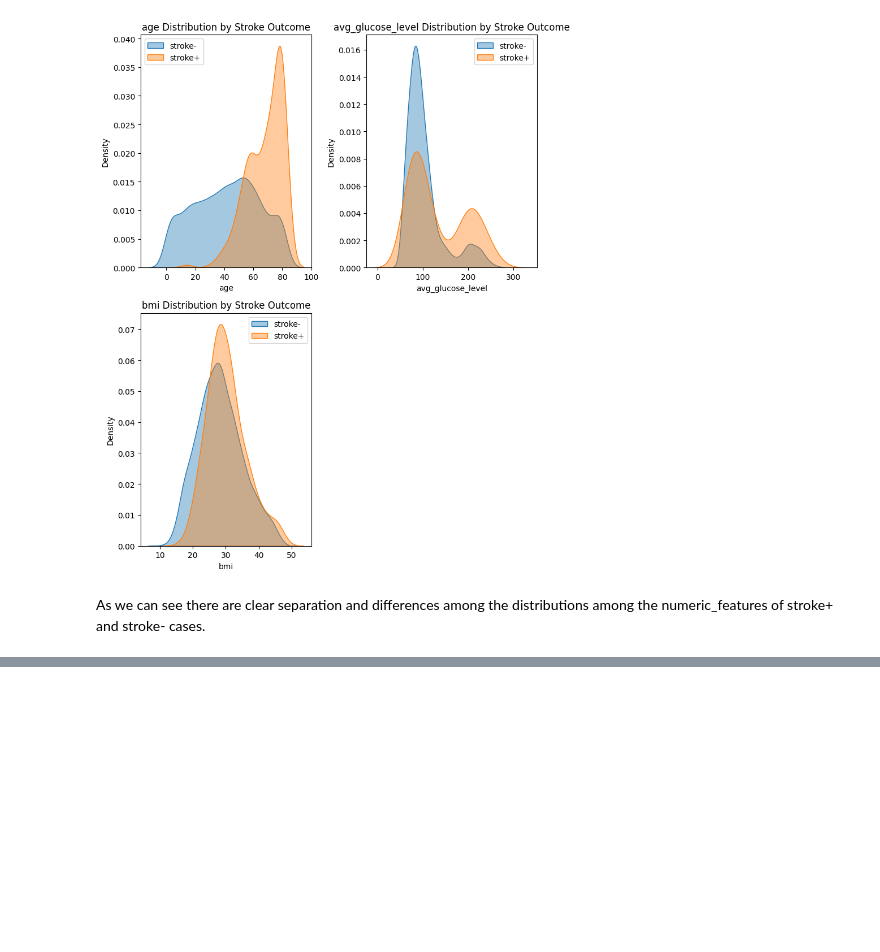
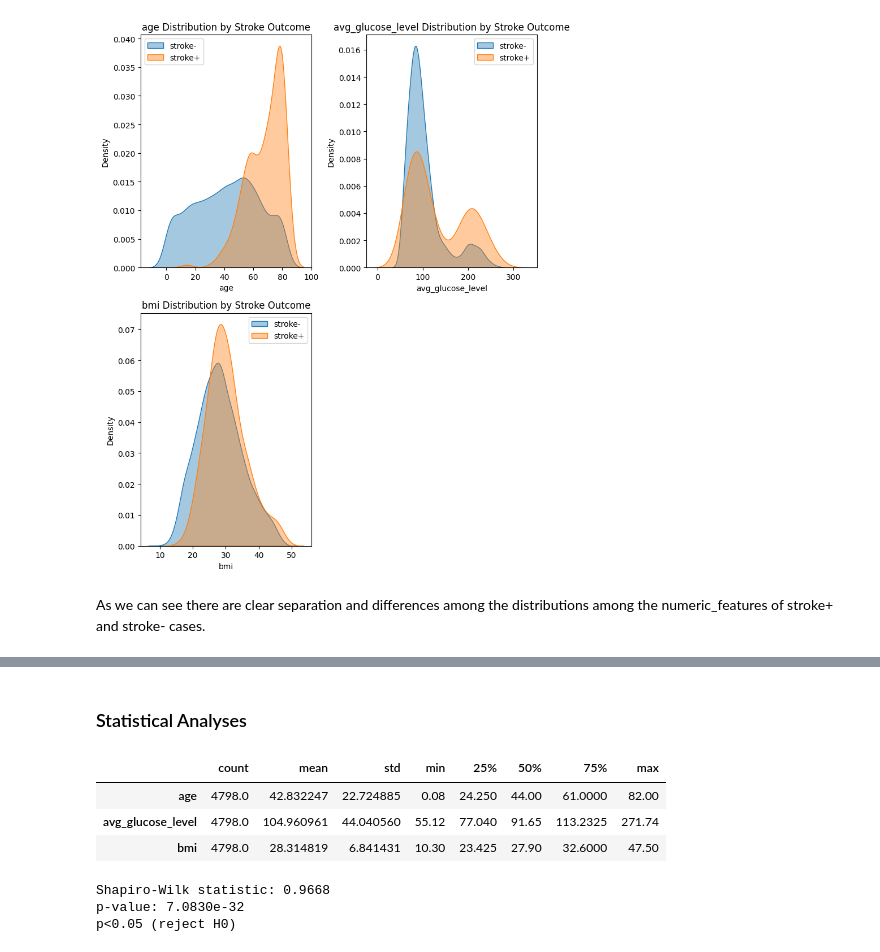
Before and after one commit to mtfattahpour/stroke-prediction, a Jupyter notebook: notebooks/data_exploration.ipynb, the cells around one changed output, grey strips where cells are left out. Saved outputs shown, nothing was run; the diff lists cells and outputs as text; code cells hidden in the pictures; blank space fills up the shorter version.

```diff
--- a/notebooks/data_exploration.ipynb
+++ b/notebooks/data_exploration.ipynb
@@ -541,0 +556,26 @@ As we can see there are clear separation and differences among the distributions
+# %% [markdown]
+### Statistical Analyses
+# %%
+data_clean[numeric_features].describe().T
+# %% [output]
+|  | count | mean | std | min | 25% | 50% | 75% | max |
+| age | 4798.0 | 42.832247 | 22.724885 | 0.08 | 24.250 | 44.00 | 61.0000 | 82.00 |
+| avg_glucose_level | 4798.0 | 104.960961 | 44.040560 | 55.12 | 77.040 | 91.65 | 113.2325 | 271.74 |
+| bmi | 4798.0 | 28.314819 | 6.841431 | 10.30 | 23.425 | 27.90 | 32.6000 | 47.50 |
+# %%
+import scipy.stats as stats
+
+stat, p = stats.shapiro(data_clean['age'])
+print(f"Shapiro-Wilk statistic: {round(stat, 4)}")
+print(f"p-value: {p:.4e}")
+
+# H0: age is normally distributed
+# H1: age is not normally distributed
+if p < 0.05:
+    print("p<0.05 (reject H0)")
+else:
+    print("p>0.05 (fail to reject H0)")
+# %% [output]
+Shapiro-Wilk statistic: 0.9668
+p-value: 7.0830e-32
+p<0.05 (reject H0)
```
Also changed, not shown: parts of 4 cells of this notebook.
